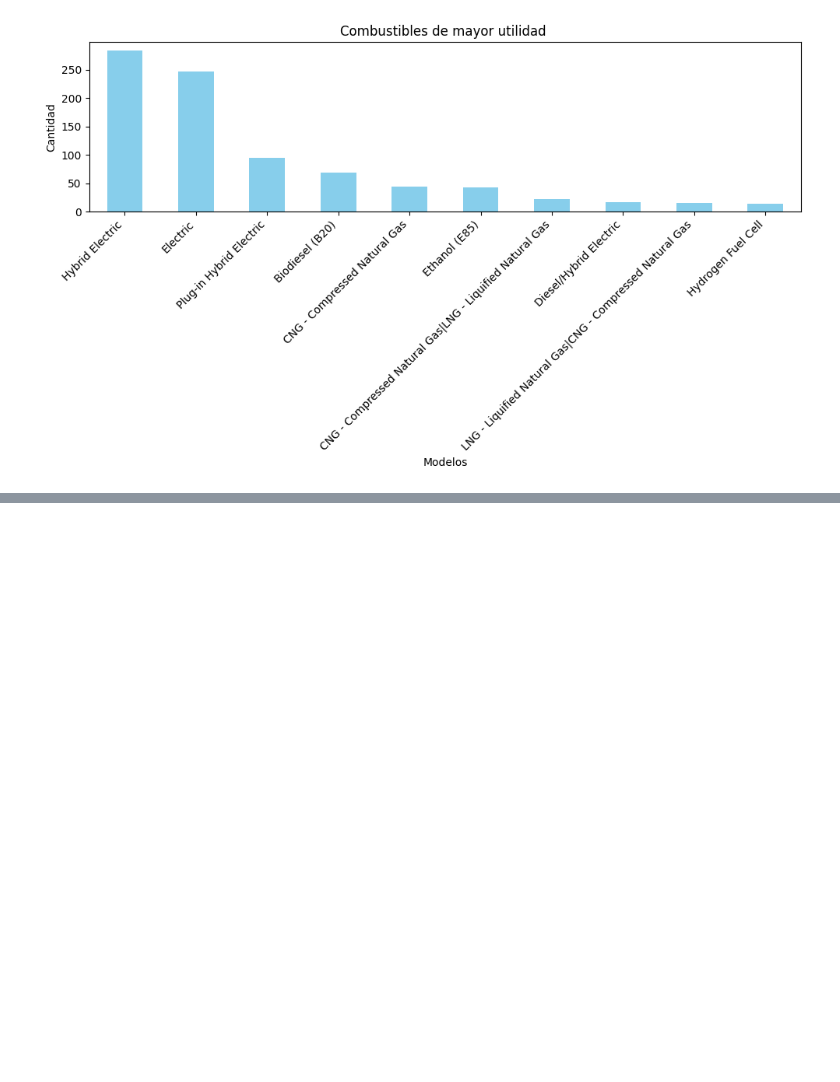
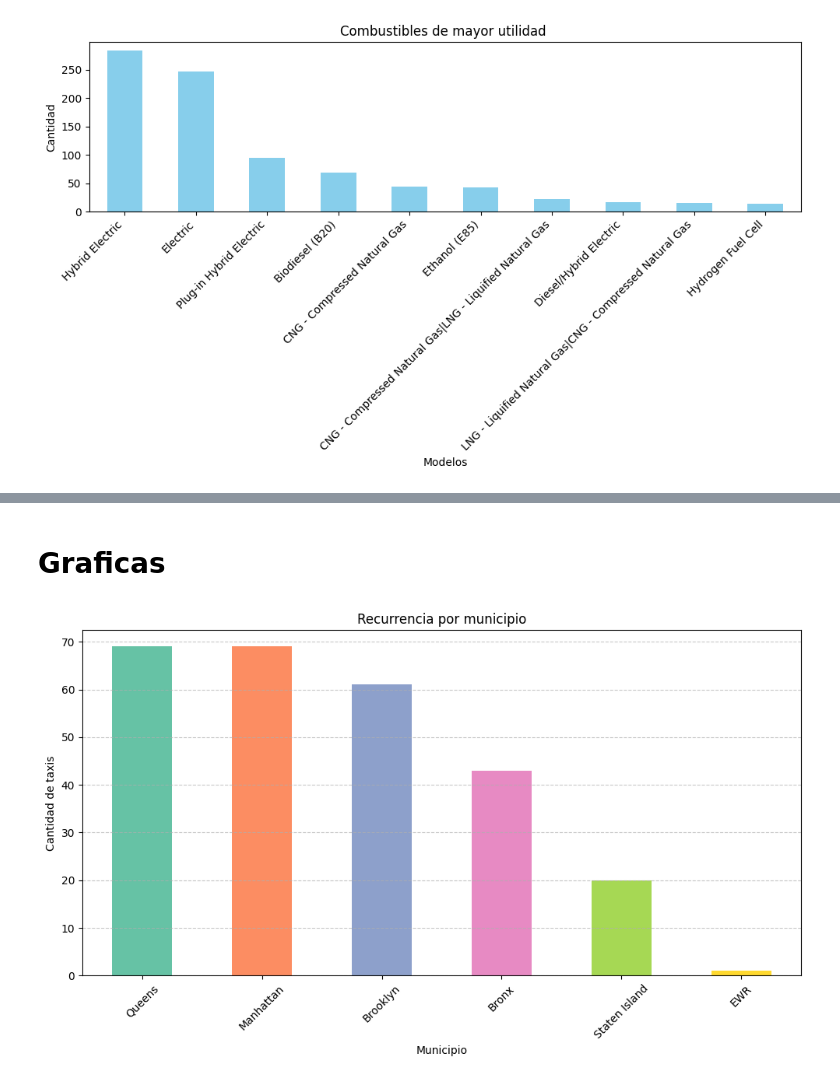
Before and after one commit to alanguev1/proyecto-final, a Jupyter notebook: Eda_preliminar.ipynb, the cells around one changed output, grey strips where cells are left out. Drawn from its saved outputs; the diff is of its cells as text; code cells hidden in the pictures; blank space fills up the shorter version.

```diff
--- a/Eda_preliminar.ipynb
+++ b/Eda_preliminar.ipynb
@@ -1287,0 +1407,18 @@ plt.show()
+# %% [markdown]
+# Graficas
+# %%
+# Contar la cantidad de concurrencias de cada municipio
+conteo_municipios = df['Municipio'].value_counts()
+
+# Crear un gráfico de barras con colores variados
+plt.figure(figsize=(10, 6))
+conteo_municipios.plot(kind='bar', color=plt.cm.Set2.colors)
+plt.title('Recurrencia por municipio')
+plt.xlabel('Municipio')
+plt.ylabel('Cantidad de taxis')
+plt.xticks(rotation=45)  # Rotar los nombres de los municipios en el eje x para mejor legibilidad
+plt.grid(axis='y', linestyle='--', alpha=0.7)  # Agregar una cuadrícula en el eje y
+plt.tight_layout()  # Ajustar el diseño para evitar que los elementos se superpongan
+plt.show()
+# %% [output]
+[figure, added]
```
Also changed, not shown: parts of 31 cells of this notebook.
